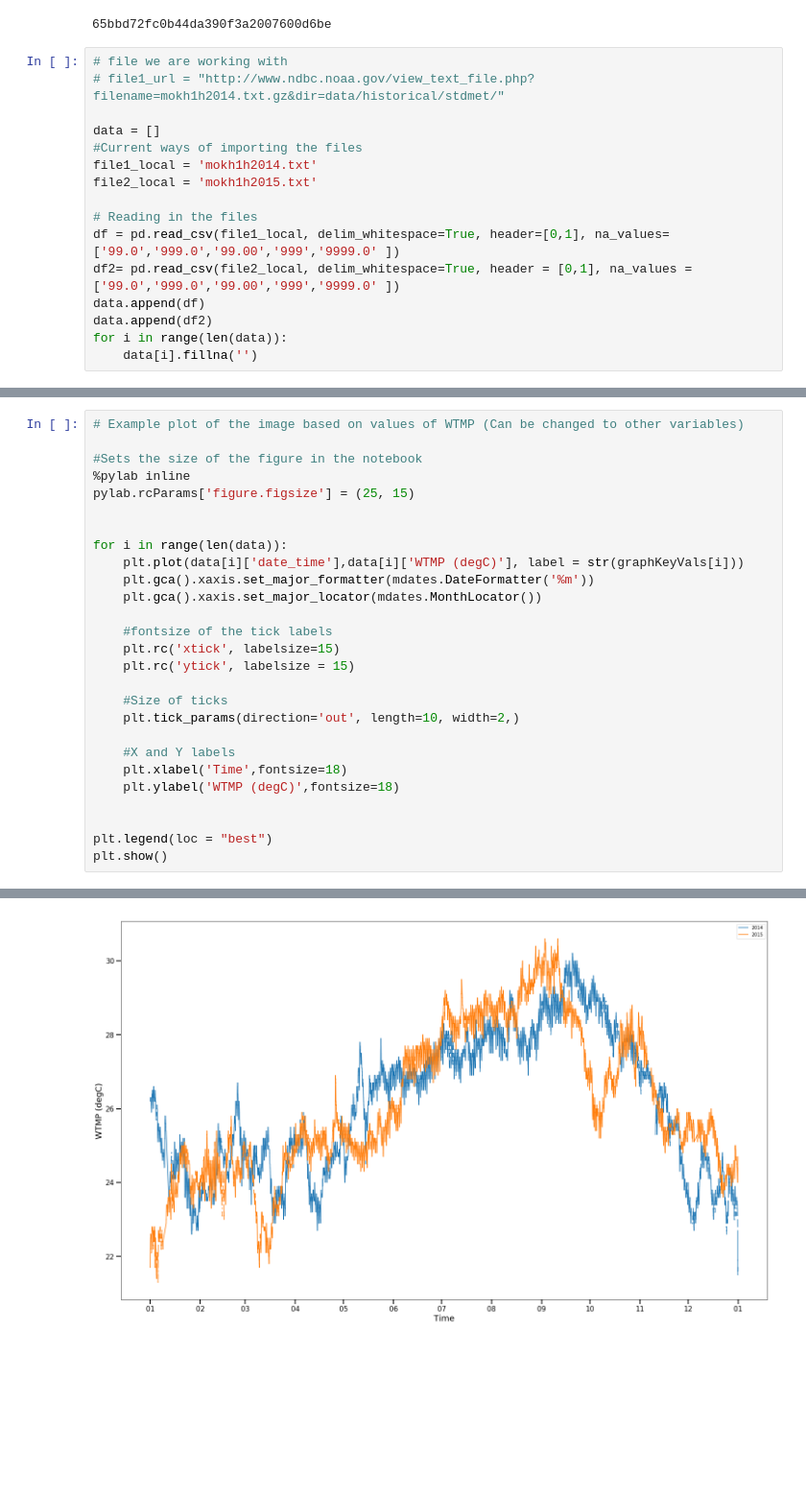
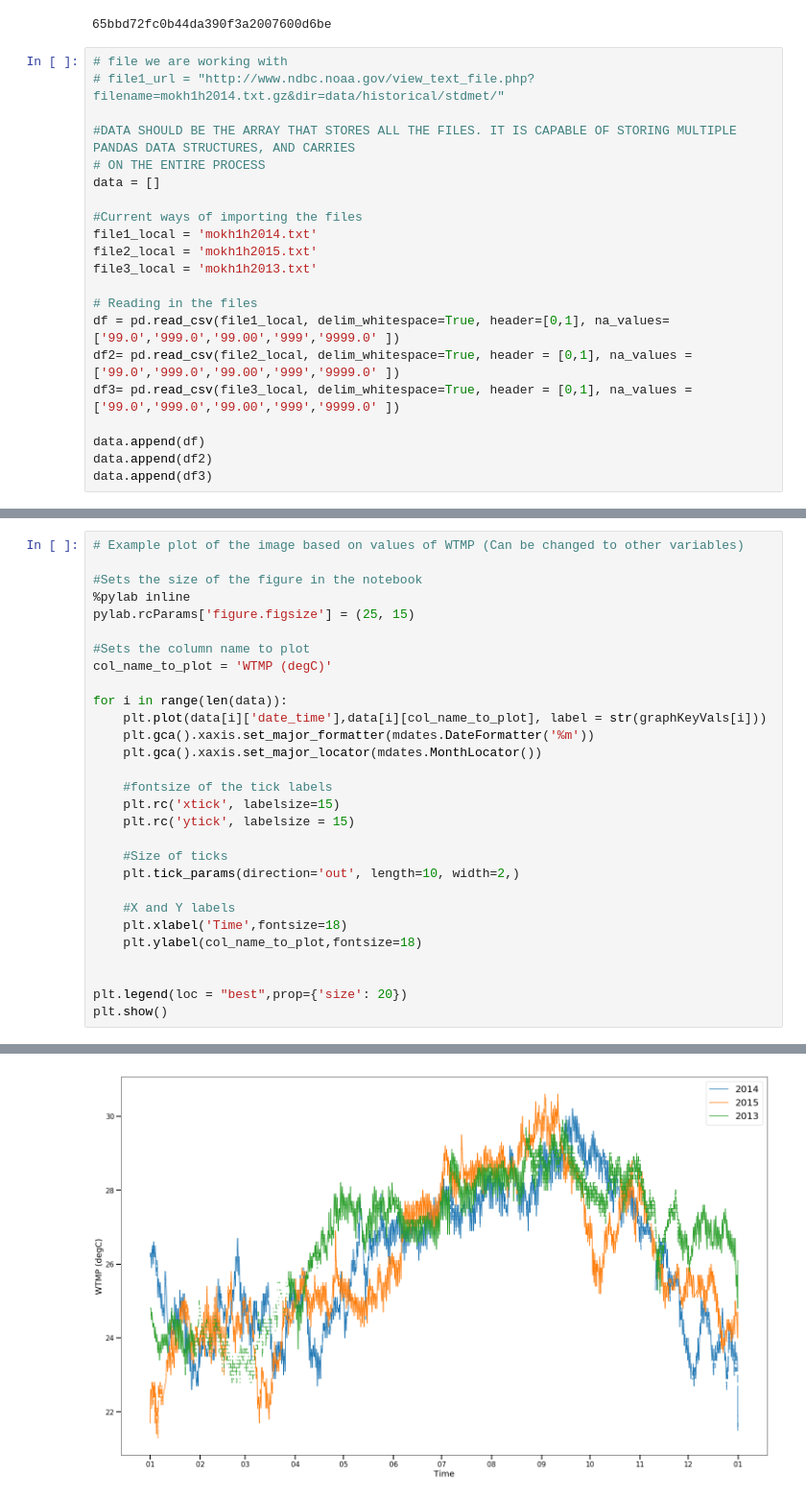
Before and after one commit to nishraptor/Mok1-Sea-Data, a Jupyter notebook: Ouida.ipynb, the cells around one changed output, grey strips where cells are left out. Shown at 96% size. Saved outputs shown, nothing was run; the diff lists cells and outputs as text; blank space fills up the shorter version.

Commit message:
Proved functionality for at least 3 data files, cleaned up dirty code

```diff
--- a/Ouida.ipynb
+++ b/Ouida.ipynb
@@ -95,18 +95,23 @@ print(var)
 # file we are working with
 # file1_url = "http://www.ndbc.noaa.gov/view_text_file.php?filename=mokh1h2014.txt.gz&dir=data/historical/stdmet/"
 
+#DATA SHOULD BE THE ARRAY THAT STORES ALL THE FILES. IT IS CAPABLE OF STORING MULTIPLE PANDAS DATA STRUCTURES, AND CARRIES
+# ON THE ENTIRE PROCESS
 data = []
+
 #Current ways of importing the files
 file1_local = 'mokh1h2014.txt'
 file2_local = 'mokh1h2015.txt'
+file3_local = 'mokh1h2013.txt'
 
 # Reading in the files
 df = pd.read_csv(file1_local, delim_whitespace=True, header=[0,1], na_values=['99.0','999.0','99.00','999','9999.0' ])
 df2= pd.read_csv(file2_local, delim_whitespace=True, header = [0,1], na_values =['99.0','999.0','99.00','999','9999.0' ])
+df3= pd.read_csv(file3_local, delim_whitespace=True, header = [0,1], na_values =['99.0','999.0','99.00','999','9999.0' ])
+
 data.append(df)
 data.append(df2)
-for i in range(len(data)):
-    data[i].fillna('')
+data.append(df3)
 # %%
 def simplify_column_names(df):
     new_header = []
@@ -158,9 +153,11 @@ graphKeyVals
 %pylab inline
 pylab.rcParams['figure.figsize'] = (25, 15)
 
+#Sets the column name to plot
+col_name_to_plot = 'WTMP (degC)'
 
 for i in range(len(data)):
-    plt.plot(data[i]['date_time'],data[i]['WTMP (degC)'], label = str(graphKeyVals[i]))
+    plt.plot(data[i]['date_time'],data[i][col_name_to_plot], label = str(graphKeyVals[i]))
     plt.gca().xaxis.set_major_formatter(mdates.DateFormatter('%m'))
     plt.gca().xaxis.set_major_locator(mdates.MonthLocator())
 
@@ -173,10 +170,10 @@ for i in range(len(data)):
 
     #X and Y labels
     plt.xlabel('Time',fontsize=18)
-    plt.ylabel('WTMP (degC)',fontsize=18)
+    plt.ylabel(col_name_to_plot,fontsize=18)
 
 
-plt.legend(loc = "best")
+plt.legend(loc = "best",prop={'size': 20})
 plt.show()
 # %% [output]
 Populating the interactive namespace from numpy and matplotlib
@@ -183 +182 @@ Populating the interactive namespace from numpy and matplotlib
-[figure, old version]
+[figure, new version]
```
Also changed, not shown: parts of 7 cells of this notebook, 1 other file.
